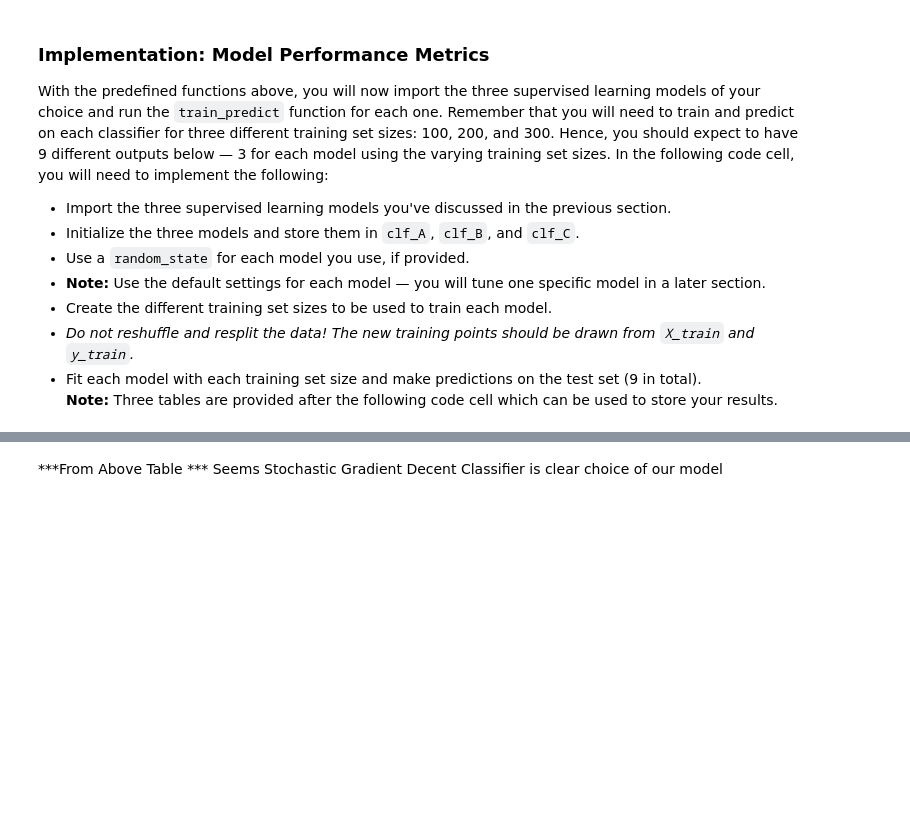
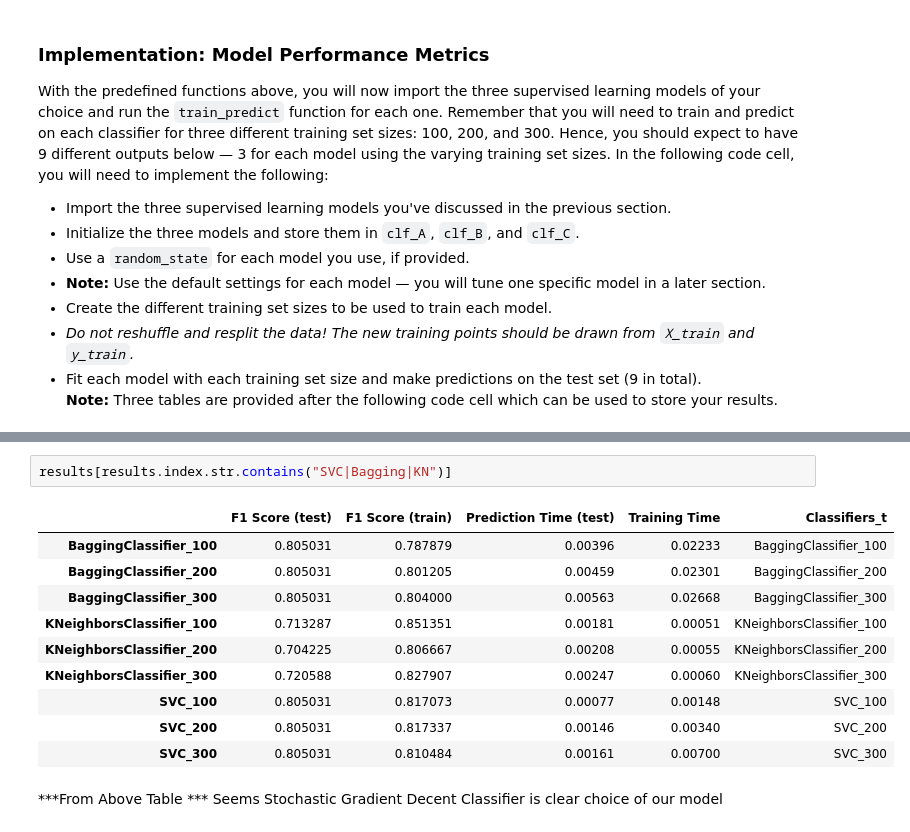
Before and after one commit to spandanchakraborty/SpanUdacityML, a Jupyter notebook: student_intervention/student_intervention.ipynb, the cells around one changed output, grey strips where cells are left out. Saved outputs shown, nothing was run; the diff lists cells and outputs as text; blank space fills up the shorter version.

```diff
--- a/student_intervention/student_intervention.ipynb
+++ b/student_intervention/student_intervention.ipynb
@@ -504,3 +528,16 @@ display(results)
+# %%
+results[results.index.str.contains("SVC|Bagging|KN")]
+# %% [output]
+|  | F1 Score (test) | F1 Score (train) | Prediction Time (test) | Training Time | Classifiers_t |
+| BaggingClassifier_100 | 0.805031 | 0.787879 | 0.00396 | 0.02233 | BaggingClassifier_100 |
+| BaggingClassifier_200 | 0.805031 | 0.801205 | 0.00459 | 0.02301 | BaggingClassifier_200 |
+| BaggingClassifier_300 | 0.805031 | 0.804000 | 0.00563 | 0.02668 | BaggingClassifier_300 |
+| KNeighborsClassifier_100 | 0.713287 | 0.851351 | 0.00181 | 0.00051 | KNeighborsClassifier_100 |
+| KNeighborsClassifier_200 | 0.704225 | 0.806667 | 0.00208 | 0.00055 | KNeighborsClassifier_200 |
+| KNeighborsClassifier_300 | 0.720588 | 0.827907 | 0.00247 | 0.00060 | KNeighborsClassifier_300 |
+| SVC_100 | 0.805031 | 0.817073 | 0.00077 | 0.00148 | SVC_100 |
+| SVC_200 | 0.805031 | 0.817337 | 0.00146 | 0.00340 | SVC_200 |
+| SVC_300 | 0.805031 | 0.810484 | 0.00161 | 0.00700 | SVC_300 |
 # %% [markdown]
 ***From Above Table ***
 Seems Stochastic Gradient Decent Classifier is clear choice of our model
```
Also changed, not shown: parts of 18 cells of this notebook, 22 other files.
